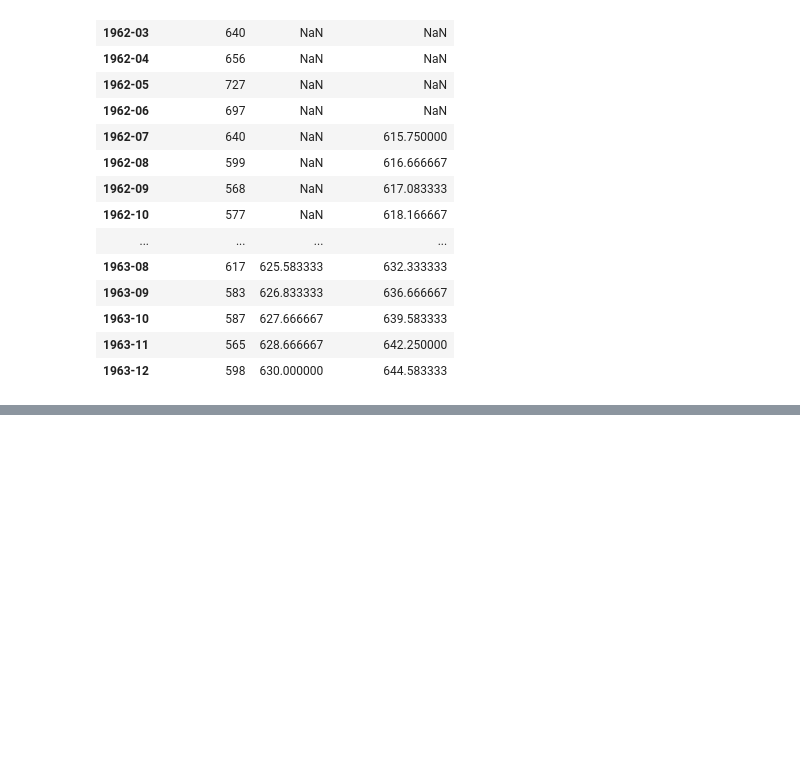
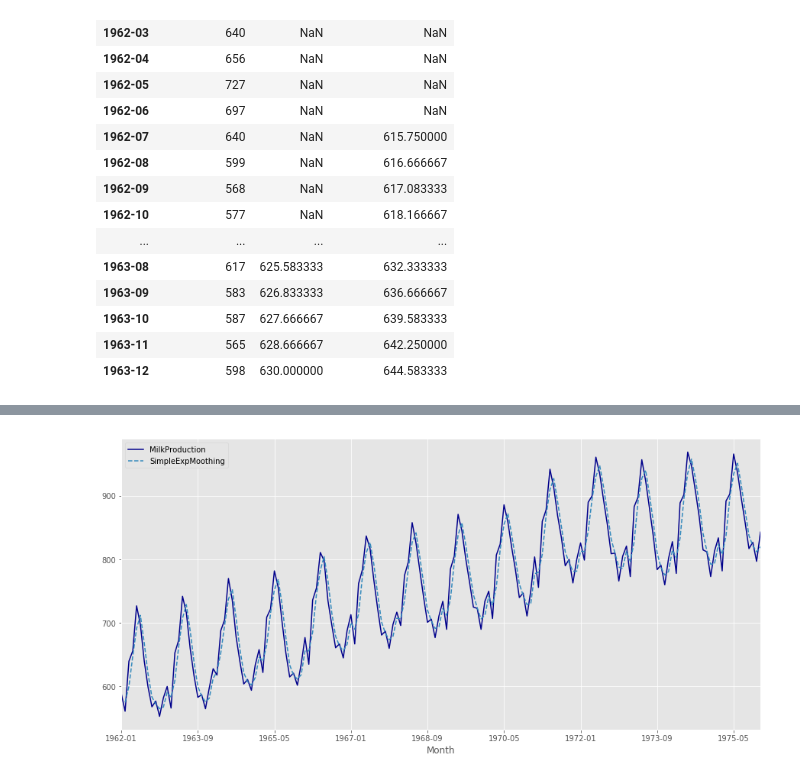
Before and after one commit to ErickEduardoAH/TimeSeriesAnalysis, a Jupyter notebook: 1.1 Time Series Descriptive Models - time series smoothing methods.ipynb, the cells around one changed output, grey strips where cells are left out. Cells and saved outputs as stored; diff of their text form; code cells hidden in the pictures; blank space fills up the shorter version.

```diff
--- a/1.1 Time Series Descriptive Models - time series smoothing methods.ipynb
+++ b/1.1 Time Series Descriptive Models - time series smoothing methods.ipynb
@@ -146,0 +148,4 @@ In this formula $\alpha$ gives greater or lesser importance to the difference be
+# %%
+alpha = 0.5
+milkTimeSeriesPD[['SimpleExpMoothing']] = (alpha*milkTimeSeriesPD[[Xt]]+(1-alpha)*milkTimeSeriesPD[[Xt]].shift())
+milkTimeSeriesPD[:12]
@@ -146,0 +167,4 @@ In this formula $\alpha$ gives greater or lesser importance to the difference be
+# %%
+plotTimeSeries(milkTimeSeriesPD[[Xt,'SimpleExpMoothing']],styles=['-','--','-','--'])
+# %% [output]
+[figure, added]
```
Also changed, not shown: parts of 10 cells of this notebook, 2 other files.
